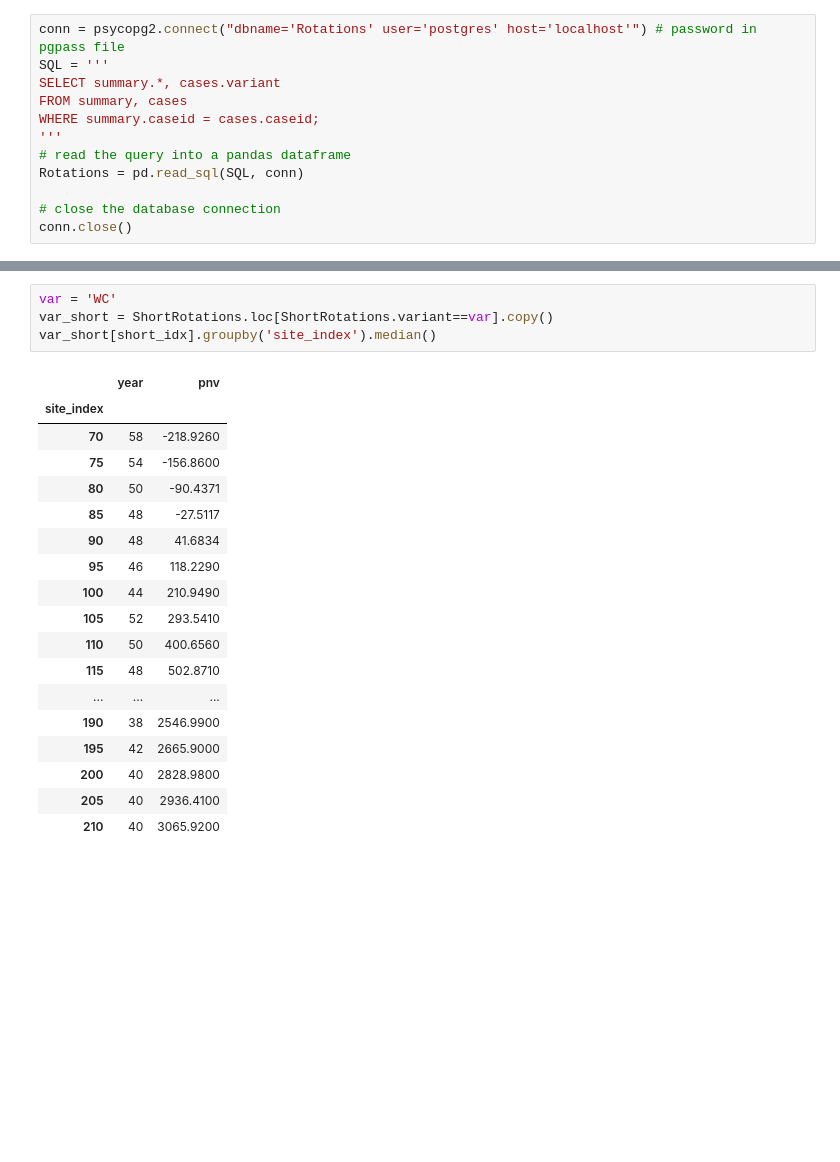
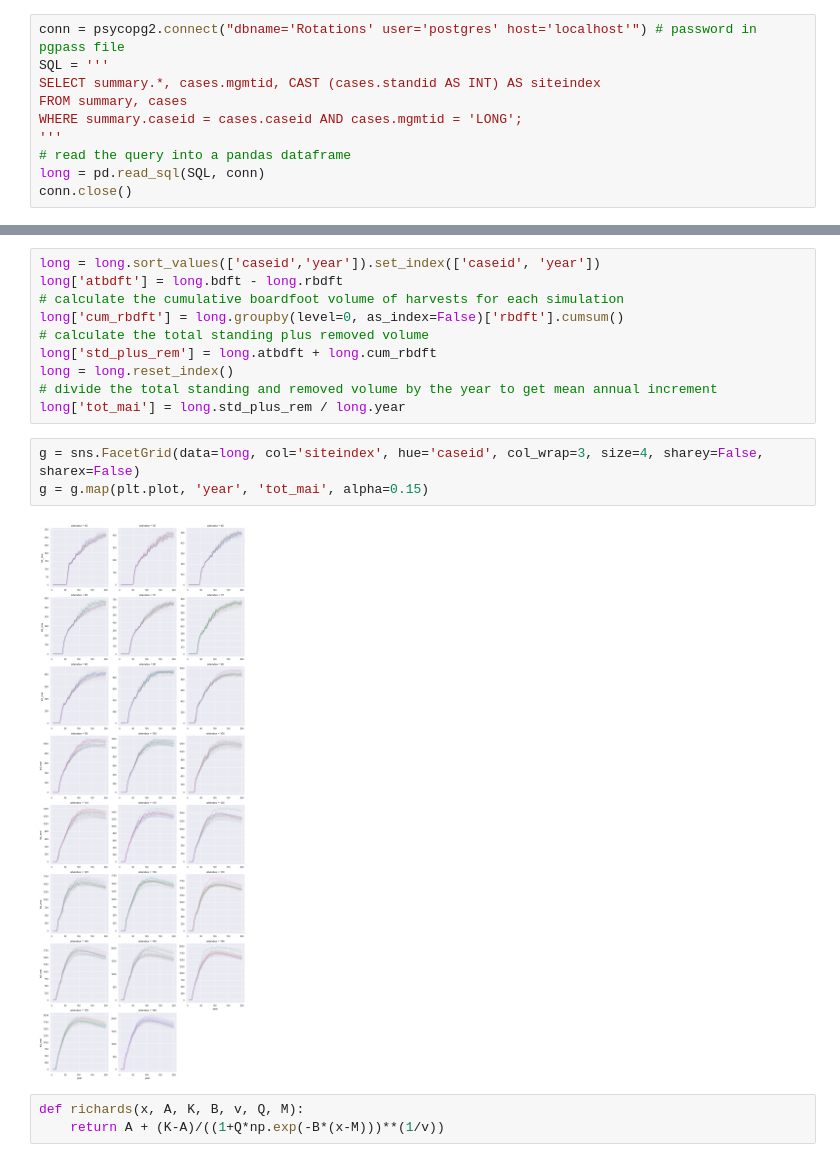
Before and after one commit to Ecotrust/FSC_Case_Studies, a Jupyter notebook: FSC Case Study Determining Rotation Length.ipynb, the cells around one changed output, grey strips where cells are left out. Drawn from its saved outputs; the diff is of its cells as text; blank space fills up the shorter version.

```diff
--- a/FSC Case Study Determining Rotation Length.ipynb
+++ b/FSC Case Study Determining Rotation Length.ipynb
@@ -22,12 +57,10 @@ Loading BokehJS ...
 # %%
 conn = psycopg2.connect("dbname='Rotations' user='postgres' host='localhost'") # password in pgpass file
 SQL = '''
-SELECT summary.*, cases.variant
+SELECT summary.*, cases.mgmtid, CAST (cases.standid AS INT) AS siteindex
 FROM summary, cases
-WHERE summary.caseid = cases.caseid;
+WHERE summary.caseid = cases.caseid AND cases.mgmtid = 'LONG';
 '''
 # read the query into a pandas dataframe
-Rotations = pd.read_sql(SQL, conn)
-
-# close the database connection
+long = pd.read_sql(SQL, conn)
 conn.close()
@@ -200,23 +75,18 @@ var_short[short_idx].groupby('site_index').median()
-# %%
-var = 'WC'
-var_short = ShortRotations.loc[ShortRotations.variant==var].copy()
-var_short[short_idx].groupby('site_index').median()
-# %% [output]
-|  | year | pnv |
-| site_index |  |  |
-| 70 | 58 | -218.9260 |
-| 75 | 54 | -156.8600 |
-| 80 | 50 | -90.4371 |
-| 85 | 48 | -27.5117 |
-| 90 | 48 | 41.6834 |
-| 95 | 46 | 118.2290 |
-| 100 | 44 | 210.9490 |
-| 105 | 52 | 293.5410 |
-| 110 | 50 | 400.6560 |
-| 115 | 48 | 502.8710 |
-| ... | ... | ... |
-| 190 | 38 | 2546.9900 |
-| 195 | 42 | 2665.9000 |
-| 200 | 40 | 2828.9800 |
-| 205 | 40 | 2936.4100 |
-| 210 | 40 | 3065.9200 |
+# %%
+long = long.sort_values(['caseid','year']).set_index(['caseid', 'year'])
+long['atbdft'] = long.bdft - long.rbdft
+# calculate the cumulative boardfoot volume of harvests for each simulation
+long['cum_rbdft'] = long.groupby(level=0, as_index=False)['rbdft'].cumsum()
+# calculate the total standing plus removed volume
+long['std_plus_rem'] = long.atbdft + long.cum_rbdft
+long = long.reset_index()
+# divide the total standing and removed volume by the year to get mean annual increment
+long['tot_mai'] = long.std_plus_rem / long.year
+# %%
+g = sns.FacetGrid(data=long, col='siteindex', hue='caseid', col_wrap=3, size=4, sharey=False, sharex=False)
+g = g.map(plt.plot, 'year', 'tot_mai', alpha=0.15)
+# %% [output]
+[figure, added]
+# %%
+def richards(x, A, K, B, v, Q, M):
+    return A + (K-A)/((1+Q*np.exp(-B*(x-M)))**(1/v))
```
Also changed, not shown: parts of 24 cells of this notebook, 9 other files.
